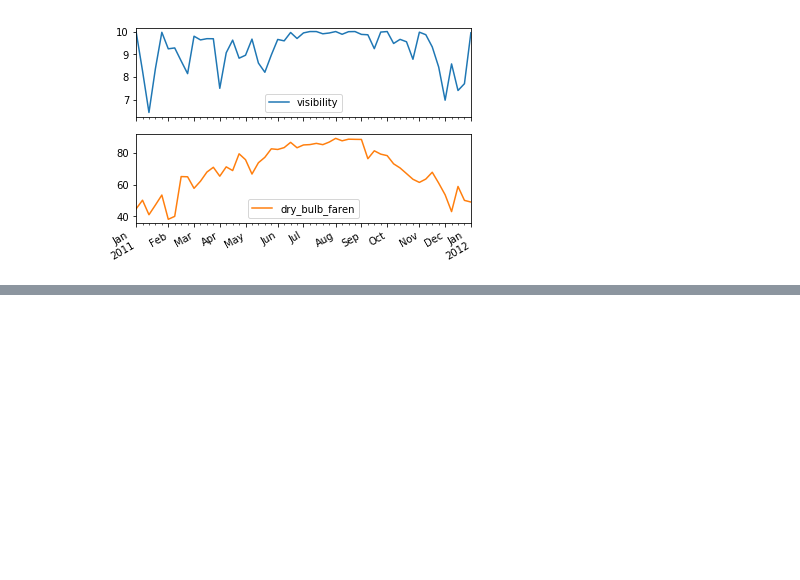
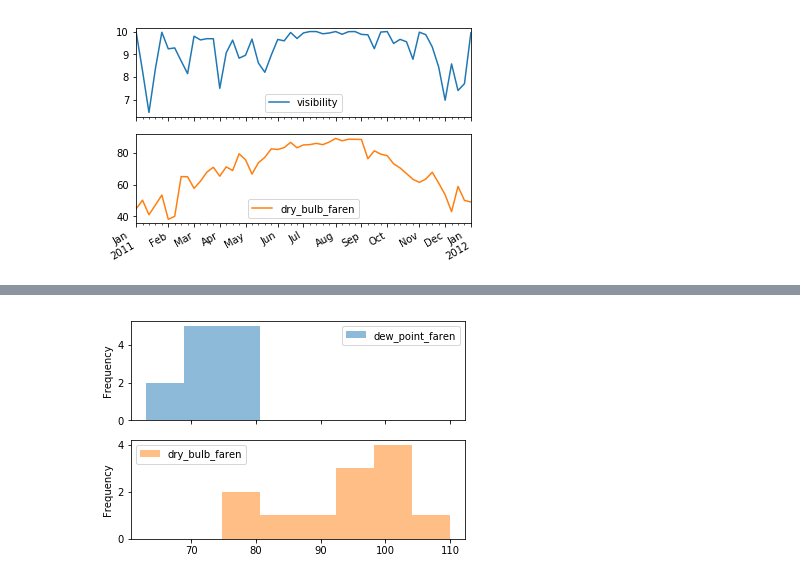
Before and after one commit to rodsveiga/Python-Intro_codes, a Jupyter notebook: sunlight_in_austin.ipynb, the cells around one changed output, grey strips where cells are left out. Cells and saved outputs as stored; diff of their text form; code cells hidden in the pictures; blank space fills up the shorter version.

```diff
--- a/sunlight_in_austin.ipynb
+++ b/sunlight_in_austin.ipynb
@@ -404,0 +467,3 @@ plt.show()
+# %%
+monthly_max = df[['dew_point_faren', 'dry_bulb_faren']].resample('M').max()
+monthly_max.head()
@@ -404,0 +477,5 @@ plt.show()
+# %%
+monthly_max.plot(kind='hist', bins=8, alpha=0.5, subplots=True)
+plt.show()
+# %% [output]
+[figure, added]
```
Also changed, not shown: parts of 13 cells of this notebook.
